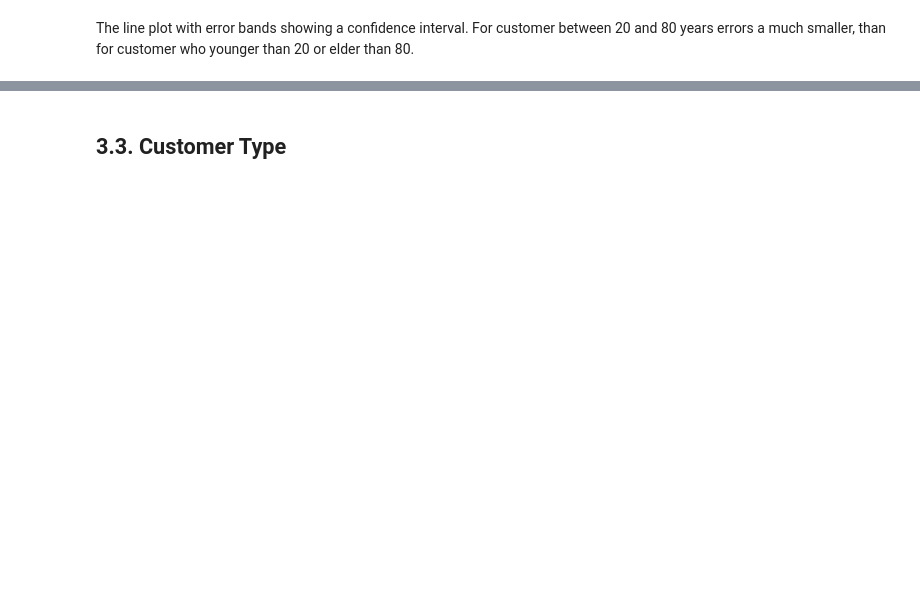
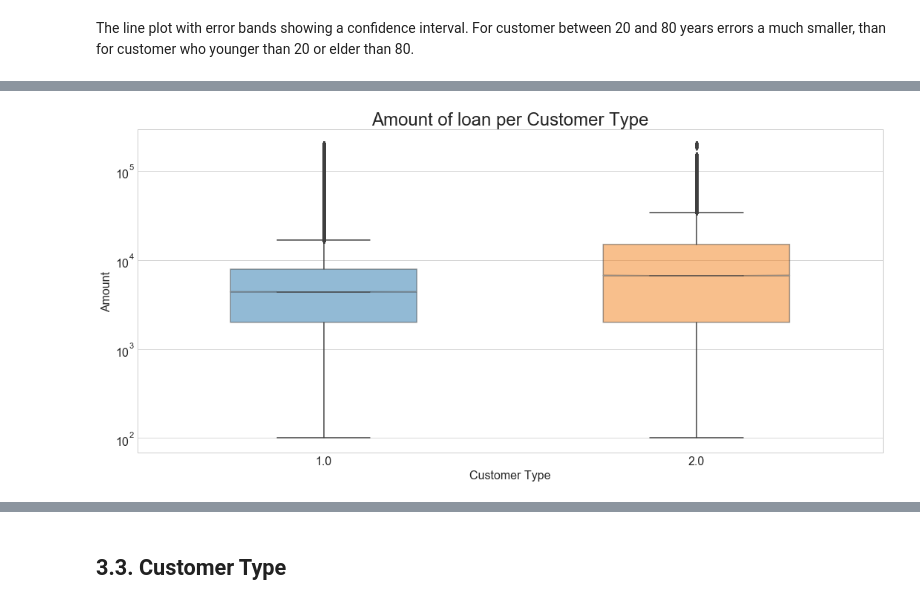
Before and after one commit to SvetlanaCipiseva/CreditScoring, a Jupyter notebook: credit_scoring.ipynb, the cells around one changed output, grey strips where cells are left out. Cells and saved outputs as stored; diff of their text form; code cells hidden in the pictures; blank space fills up the shorter version.

```diff
--- a/credit_scoring.ipynb
+++ b/credit_scoring.ipynb
@@ -175,0 +208,5 @@ barplot(tmp, 'DisbursementDate','LoanAmount', 'Amount of loans per month', 'Mont
+# %%
+boxplot(df, 'CustomerType', 'Amount', 'Amount of loan per Customer Type', \
+        'Customer Type', 'Amount', yscale="log")
+# %% [output]
+[figure, added]
```
Also changed, not shown: parts of 74 cells of this notebook, 4 other files.
